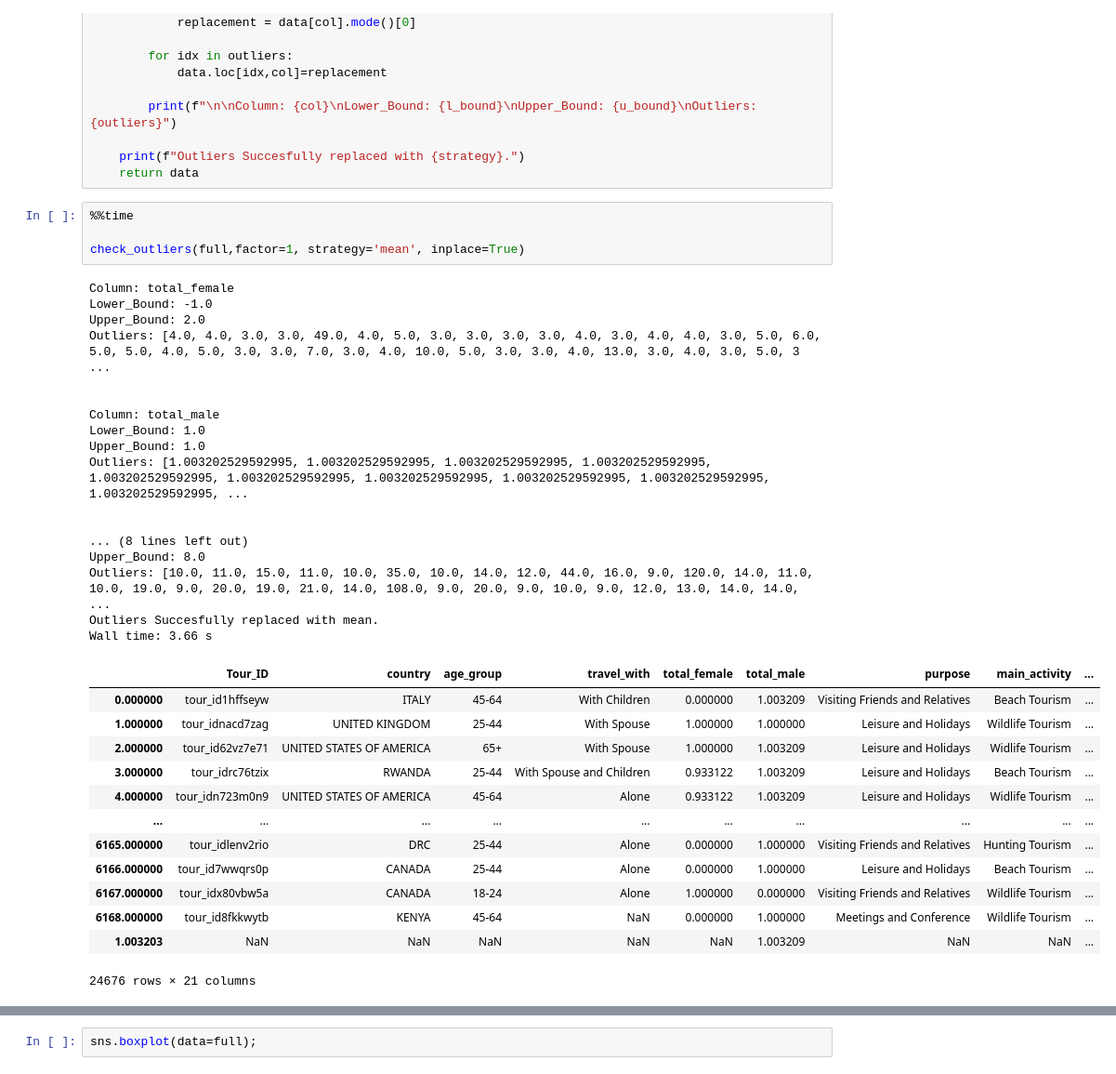
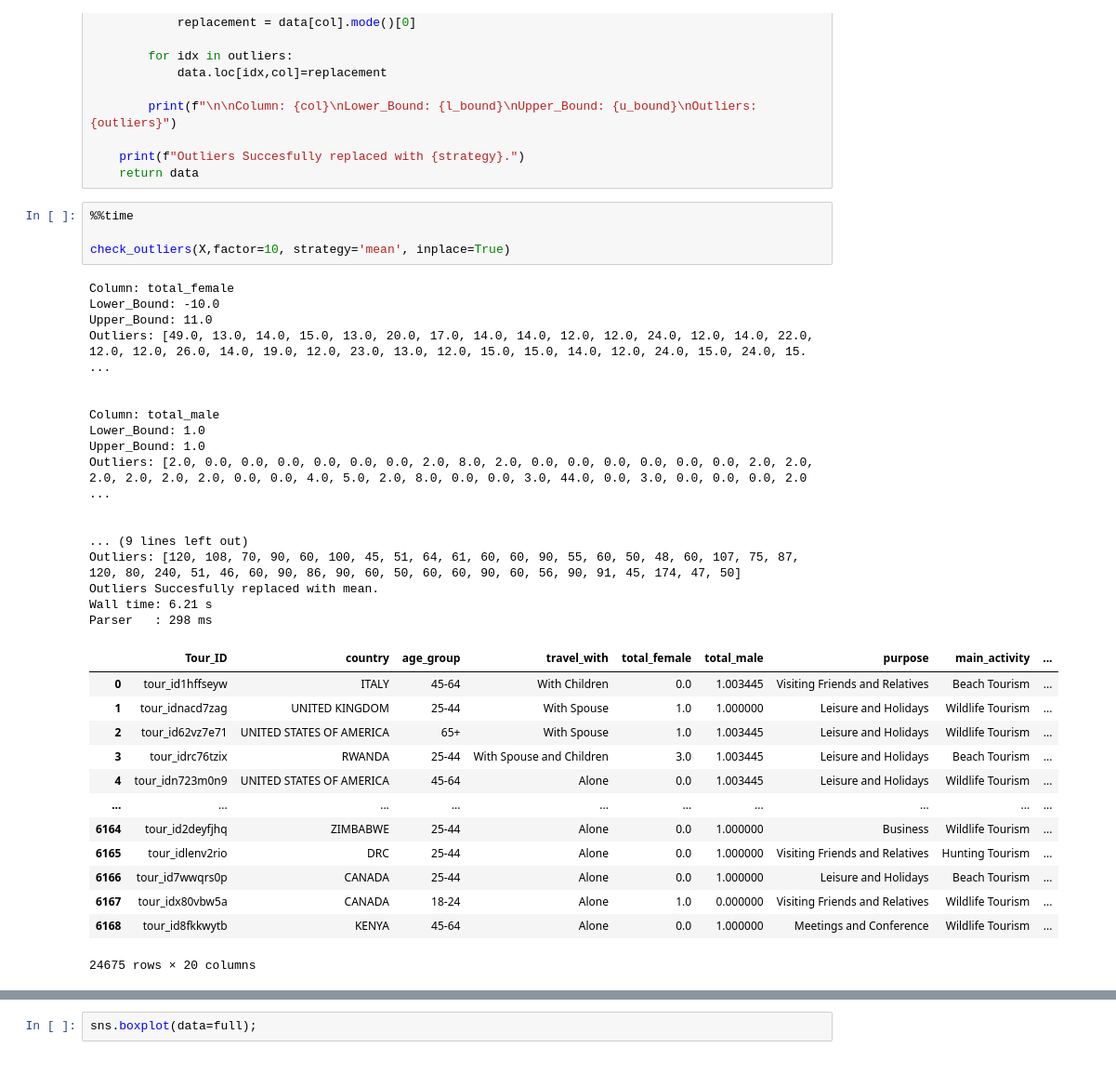
Before and after one commit to Njaramba-Riri/expenditure-prediction, a Jupyter notebook: Models/Feature_Eng.ipynb, the cells around one changed output, grey strips where cells are left out. Shown: that part at 93% size. Drawn from its saved outputs; the diff is of its cells as text.

```diff
--- a/Models/Feature_Eng.ipynb
+++ b/Models/Feature_Eng.ipynb
@@ -336,36 +336,36 @@ def check_outliers(data, factor=5, strategy='mean', inplace=True):
 # %%
 %%time
 
-check_outliers(full,factor=1, strategy='mean', inplace=True)
+check_outliers(X,factor=10, strategy='mean', inplace=True)
 # %% [output]
 Column: total_female
-Lower_Bound: -1.0
-Upper_Bound: 2.0
-Outliers: [4.0, 4.0, 3.0, 3.0, 49.0, 4.0, 5.0, 3.0, 3.0, 3.0, 3.0, 4.0, 3.0, 4.0, 4.0, 3.0, 5.0, 6.0, 5.0, 5.0, 4.0, 5.0, 3.0, 3.0, 7.0, 3.0, 4.0, 10.0, 5.0, 3.0, 3.0, 4.0, 13.0, 3.0, 4.0, 3.0, 5.0, 3 ...
+Lower_Bound: -10.0
+Upper_Bound: 11.0
+Outliers: [49.0, 13.0, 14.0, 15.0, 13.0, 20.0, 17.0, 14.0, 14.0, 12.0, 12.0, 24.0, 12.0, 14.0, 22.0, 12.0, 12.0, 26.0, 14.0, 19.0, 12.0, 23.0, 13.0, 12.0, 15.0, 15.0, 14.0, 12.0, 24.0, 15.0, 24.0, 15. ...
 
 
 Column: total_male
 Lower_Bound: 1.0
 Upper_Bound: 1.0
-Outliers: [1.003202529592995, 1.003202529592995, 1.003202529592995, 1.003202529592995, 1.003202529592995, 1.003202529592995, 1.003202529592995, 1.003202529592995, 1.003202529592995, 1.003202529592995, ...
+Outliers: [2.0, 0.0, 0.0, 0.0, 0.0, 0.0, 0.0, 2.0, 8.0, 2.0, 0.0, 0.0, 0.0, 0.0, 0.0, 0.0, 2.0, 2.0, 2.0, 2.0, 2.0, 2.0, 0.0, 0.0, 4.0, 5.0, 2.0, 8.0, 0.0, 0.0, 3.0, 44.0, 0.0, 3.0, 0.0, 0.0, 0.0, 2.0 ...
 
 
-... (8 lines left out)
-Upper_Bound: 8.0
-Outliers: [10.0, 11.0, 15.0, 11.0, 10.0, 35.0, 10.0, 14.0, 12.0, 44.0, 16.0, 9.0, 120.0, 14.0, 11.0, 10.0, 19.0, 9.0, 20.0, 19.0, 21.0, 14.0, 108.0, 9.0, 20.0, 9.0, 10.0, 9.0, 12.0, 13.0, 14.0, 14.0,  ...
+... (9 lines left out)
+Outliers: [120, 108, 70, 90, 60, 100, 45, 51, 64, 61, 60, 60, 90, 55, 60, 50, 48, 60, 107, 75, 87, 120, 80, 240, 51, 46, 60, 90, 86, 90, 60, 50, 60, 60, 90, 60, 56, 90, 91, 45, 174, 47, 50]
 Outliers Succesfully replaced with mean.
-Wall time: 3.66 s
+Wall time: 6.21 s
+Parser   : 298 ms
 |  | Tour_ID | country | age_group | travel_with | total_female | total_male | purpose | main_activity | ... |
-| 0.000000 | tour_id1hffseyw | ITALY | 45-64 | With Children | 0.000000 | 1.003209 | Visiting Friends and Relatives | Beach Tourism | ... |
-| 1.000000 | tour_idnacd7zag | UNITED KINGDOM | 25-44 | With Spouse | 1.000000 | 1.000000 | Leisure and Holidays | Wildlife Tourism | ... |
-| 2.000000 | tour_id62vz7e71 | UNITED STATES OF AMERICA | 65+ | With Spouse | 1.000000 | 1.003209 | Leisure and Holidays | Widlife Tourism | ... |
-| 3.000000 | tour_idrc76tzix | RWANDA | 25-44 | With Spouse and Children | 0.933122 | 1.003209 | Leisure and Holidays | Beach Tourism | ... |
-| 4.000000 | tour_idn723m0n9 | UNITED STATES OF AMERICA | 45-64 | Alone | 0.933122 | 1.003209 | Leisure and Holidays | Widlife Tourism | ... |
+| 0 | tour_id1hffseyw | ITALY | 45-64 | With Children | 0.0 | 1.003445 | Visiting Friends and Relatives | Beach Tourism | ... |
+| 1 | tour_idnacd7zag | UNITED KINGDOM | 25-44 | With Spouse | 1.0 | 1.000000 | Leisure and Holidays | Wildlife Tourism | ... |
+| 2 | tour_id62vz7e71 | UNITED STATES OF AMERICA | 65+ | With Spouse | 1.0 | 1.003445 | Leisure and Holidays | Wildlife Tourism | ... |
+| 3 | tour_idrc76tzix | RWANDA | 25-44 | With Spouse and Children | 3.0 | 1.003445 | Leisure and Holidays | Beach Tourism | ... |
+| 4 | tour_idn723m0n9 | UNITED STATES OF AMERICA | 45-64 | Alone | 0.0 | 1.003445 | Leisure and Holidays | Wildlife Tourism | ... |
 | ... | ... | ... | ... | ... | ... | ... | ... | ... | ... |
-| 6165.000000 | tour_idlenv2rio | DRC | 25-44 | Alone | 0.000000 | 1.000000 | Visiting Friends and Relatives | Hunting Tourism | ... |
-| 6166.000000 | tour_id7wwqrs0p | CANADA | 25-44 | Alone | 0.000000 | 1.000000 | Leisure and Holidays | Beach Tourism | ... |
-| 6167.000000 | tour_idx80vbw5a | CANADA | 18-24 | Alone | 1.000000 | 0.000000 | Visiting Friends and Relatives | Wildlife Tourism | ... |
-| 6168.000000 | tour_id8fkkwytb | KENYA | 45-64 | NaN | 0.000000 | 1.000000 | Meetings and Conference | Wildlife Tourism | ... |
-| 1.003203 | NaN | NaN | NaN | NaN | NaN | 1.003209 | NaN | NaN | ... |
+| 6164 | tour_id2deyfjhq | ZIMBABWE | 25-44 | Alone | 0.0 | 1.000000 | Business | Wildlife Tourism | ... |
+| 6165 | tour_idlenv2rio | DRC | 25-44 | Alone | 0.0 | 1.000000 | Visiting Friends and Relatives | Hunting Tourism | ... |
+| 6166 | tour_id7wwqrs0p | CANADA | 25-44 | Alone | 0.0 | 1.000000 | Leisure and Holidays | Beach Tourism | ... |
+| 6167 | tour_idx80vbw5a | CANADA | 18-24 | Alone | 1.0 | 0.000000 | Visiting Friends and Relatives | Wildlife Tourism | ... |
+| 6168 | tour_id8fkkwytb | KENYA | 45-64 | Alone | 0.0 | 1.000000 | Meetings and Conference | Wildlife Tourism | ... |
-24676 rows × 21 columns
+24675 rows × 20 columns
 # %%
```
Also changed, not shown: parts of 7 cells of this notebook, 9 other files.
